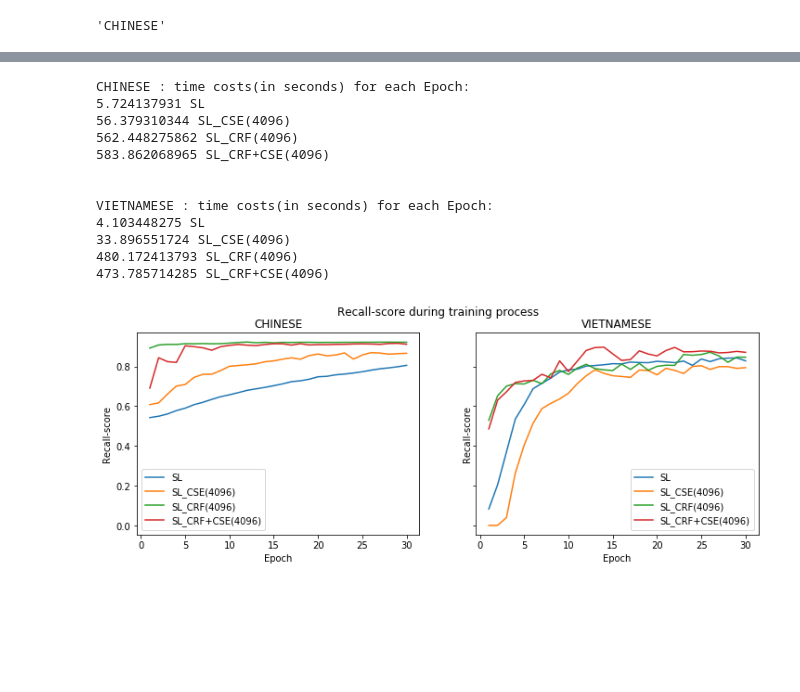
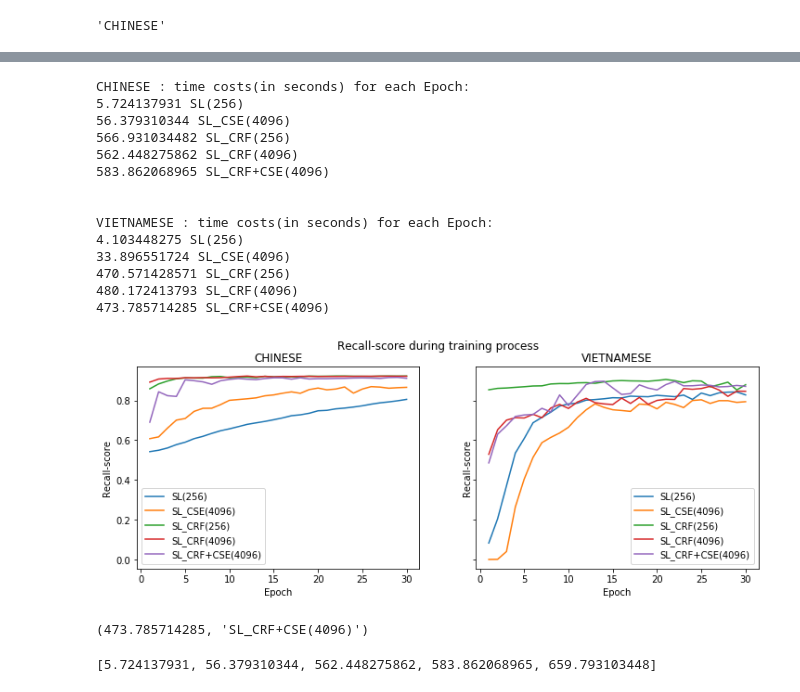
Before and after one commit to wuqi0704/MasterThesis_Tokenization, a Jupyter notebook: flair/plots.ipynb, the cells around one changed output, grey strips where cells are left out. Drawn from its saved outputs; the diff is of its cells as text; code cells hidden in the pictures; blank space fills up the shorter version.

```diff
--- a/flair/plots.ipynb
+++ b/flair/plots.ipynb
@@ -60,0 +165,20 @@ df.columns = ['SL','GL','ML']
+# %%
+import pandas as pd
+import numpy as np
+import matplotlib.pyplot as plt
+width = np.array([0.5]*10)
+x_pos = np.arange(4,14)*5
+x={}
+x[0]=x_pos-(width * 2)
+x[1]=x_pos
+x[2]=x_pos + (width *2)
+
+# plt.plot(figsize=(0.1,0.002)) # does not work
+f, ax = plt.subplots(figsize=(10,5))
+axes = plt.gca()
+axes.set_ylim([0.96,1.01])
+for t,T in enumerate(df_sorted[4:14].columns):
+    plt.bar(x[t],df_sorted[4:14][T],label=T)
+plt.xticks(x_pos, df_sorted[4:14].index,rotation=0)
+plt.legend(loc='upper left')
+plt.grid(ls='--',axis='y')
@@ -256,40 +378,56 @@ col_names = ['TIMESTAMP','BAD_EPOCHS','LEARNING_RATE','TRAIN_LOSS','DEV_LOSS','D
 fig,axs = plt.subplots(1,2,figsize=[12,4],sharey=True)
 for l,L in enumerate([('CHINESE','ZH'),('VIETNAMESE','VI')]):
     # plt.figure()
-    model_names = ['3_SL/3_%s'%L[0],'5_CSE_%s'%L[0],'5_CRF_%s'%L[0],'5_CRFCSE_%s'%L[0]]
-    label_names = ['SL','SL_CSE(4096)','SL_CRF(4096)','SL_CRF+CSE(4096)']
+    model_names = [
+                   '3_SL/3_%s'%L[0],
+                   '5_CSE_%s'%L[0],
+                   '5_CRF_256_%s'%L[0],
+                   '5_CRF_%s'%L[0],
+                   '5_CRFCSE_%s'%L[0]
+                   ]
+    label_names = ['SL(256)','SL_CSE(4096)','SL_CRF(256)','SL_CRF(4096)','SL_CRF+CSE(4096)']
 
     print(L[0],': time costs(in seconds) for each Epoch:')
     for i,name in enumerate(model_names):
         a = pd.read_csv(path+name+'/loss.tsv',sep = '\t').dropna(axis=1)
         a.columns=col_names
         # print time cost
         a_time = a.TIMESTAMP.apply(lambda x: datetime.datetime.strptime(x, '%H:%M:%S'))
         a_time_diff = [(a_time[k] - a_time[k-1]) for k in np.arange(2,len(a_time)+1)]
         for ele in a_time_diff: # get rid of some overnight timestamp
             if ele.total_seconds() < 0: a_time_diff.remove(ele)
         print(np.mean(a_time_diff).total_seconds(),label_names[i])
         #plot Dev Recall score
         axs[l].plot(a['DEV_Recall'],label = label_names[i])
     print('\n')
     axs[l].legend()
     axs[l].set_title(L[0])
 # plt.xlabel('Epoch')
 # plt.set_ylabel('Recall-score')
 fig.suptitle('Recall-score during training process')
 for ax in axs.flat:
     ax.set(xlabel='Epoch', ylabel='Recall-score')
 # %% [output]
 CHINESE : time costs(in seconds) for each Epoch:
-5.724137931 SL
+5.724137931 SL(256)
 56.379310344 SL_CSE(4096)
+566.931034482 SL_CRF(256)
 562.448275862 SL_CRF(4096)
 583.862068965 SL_CRF+CSE(4096)
 
 
 VIETNAMESE : time costs(in seconds) for each Epoch:
-4.103448275 SL
+4.103448275 SL(256)
 33.896551724 SL_CSE(4096)
+470.571428571 SL_CRF(256)
 480.172413793 SL_CRF(4096)
 473.785714285 SL_CRF+CSE(4096)
-[figure, old version]
+[figure, new version]
+# %%
+np.mean(a_time_diff).total_seconds(),label_names[i]
+# %% [output]
+(473.785714285, 'SL_CRF+CSE(4096)')
+# %%
+obj[L[0]]
+# %% [output]
+[5.724137931, 56.379310344, 562.448275862, 583.862068965, 659.793103448]
```
Also changed, not shown: parts of 10 cells of this notebook, 9 other files.
